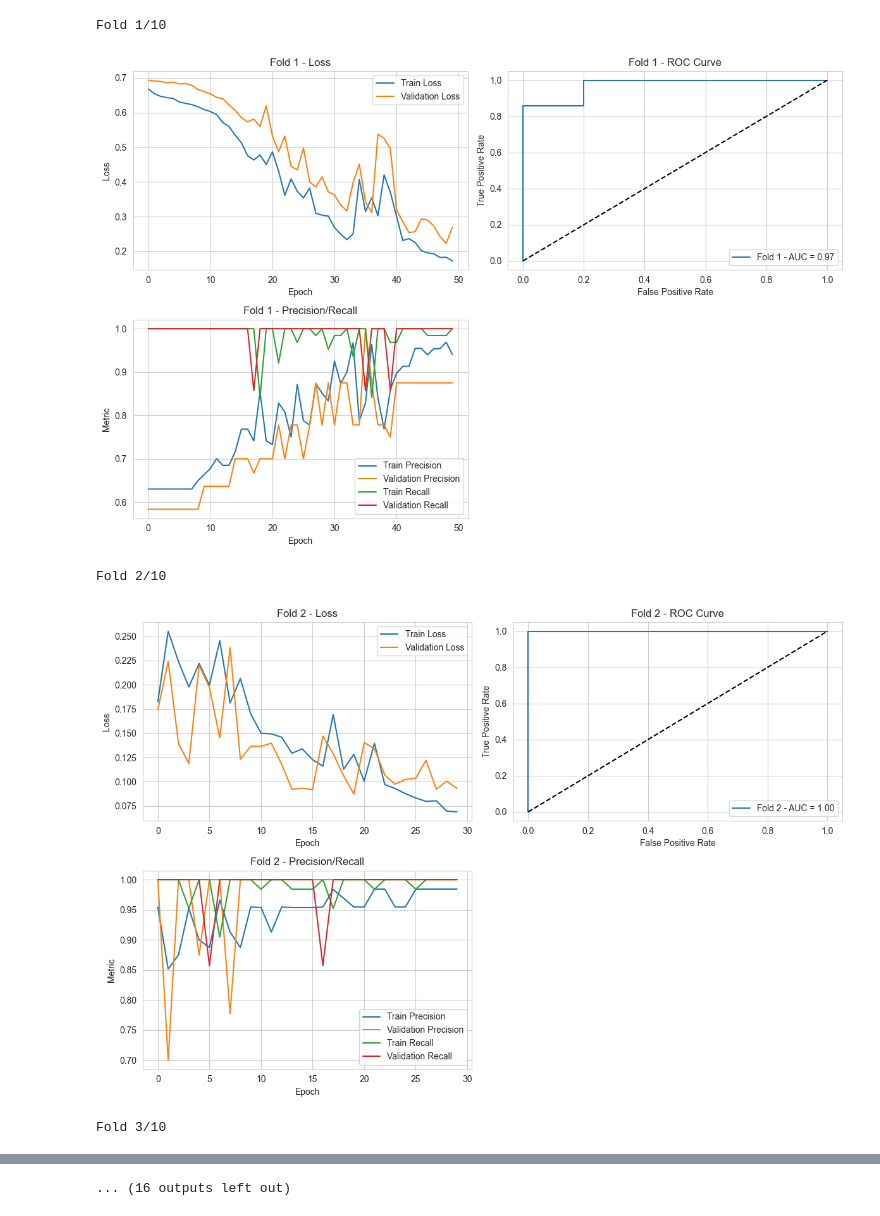
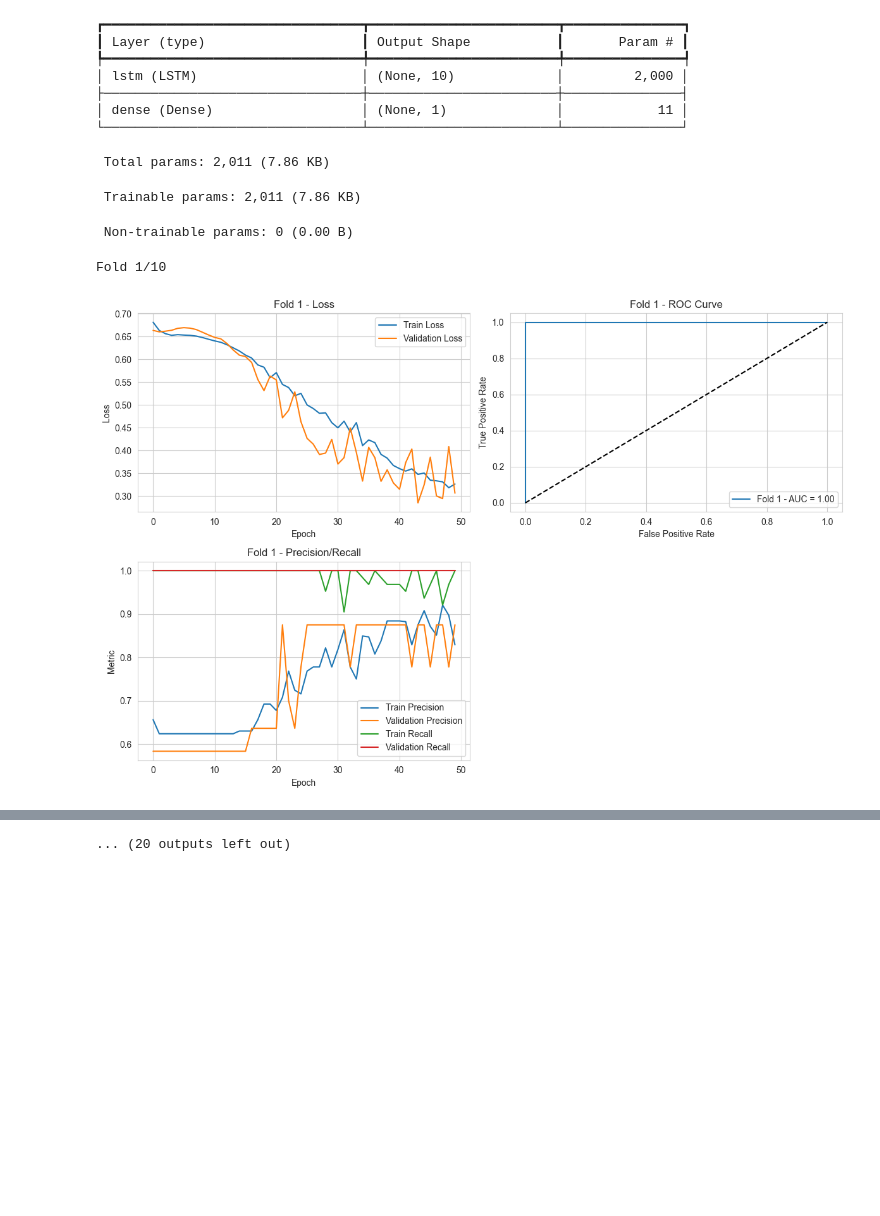
Before and after one commit to anass98h/deeplearningptoject, a Jupyter notebook: ML/good_bad_exercise.ipynb, the cells around one changed output, grey strips where cells are left out. Drawn from its saved outputs; the diff is of its cells as text; code cells hidden in the pictures; blank space fills up the shorter version.

```diff
--- a/ML/good_bad_exercise.ipynb
+++ b/ML/good_bad_exercise.ipynb
@@ -19,6 +19,7 @@ from sklearn.metrics import (
     precision_recall_fscore_support,
     ConfusionMatrixDisplay,
 )
+from tensorflow.python.keras.layers import Conv3D
 
 logging.basicConfig(
     level=logging.INFO,
@@ -295,7 +296,7 @@ def run_lstm_cross_validation_merged(
     trimmed_data_dir="./data/kinect_good_vs_bad_trimmed",
     sequence_length=10,
     n_splits=10,
-    lstm_units=32  # Reduced LSTM units
+    lstm_units=10  # Reduced LSTM units
 ):
     """
     Runs LSTM model with k-fold cross-validation, integrating data loading and trimming,
@@ -406,5 +409,12 @@ Model: "sequential_1"
-Fold 1/10
+┏━━━━━━━━━━━━━━━━━━━━━━━━━━━━━━━━━┳━━━━━━━━━━━━━━━━━━━━━━━━┳━━━━━━━━━━━━━━━┓
+┃ Layer (type)                    ┃ Output Shape           ┃       Param # ┃
+┡━━━━━━━━━━━━━━━━━━━━━━━━━━━━━━━━━╇━━━━━━━━━━━━━━━━━━━━━━━━╇━━━━━━━━━━━━━━━┩
+│ lstm (LSTM)                     │ (None, 10)             │         2,000 │
+├─────────────────────────────────┼────────────────────────┼───────────────┤
+│ dense (Dense)                   │ (None, 1)              │            11 │
+└─────────────────────────────────┴────────────────────────┴───────────────┘
+ Total params: 2,011 (7.86 KB)
+ Trainable params: 2,011 (7.86 KB)
+ Non-trainable params: 0 (0.00 B)
+Fold 1/10
-[figure, old version]
+[figure, new version]
-Fold 2/10
-[figure, removed]
-Fold 3/10
@@ -412,4 +421,4 @@ Fold 3/10
-... (16 outputs left out)
+... (20 outputs left out)
 # %%
 import pandas as pd
 import numpy as np
```
Also changed, not shown: parts of 4 cells of this notebook.
